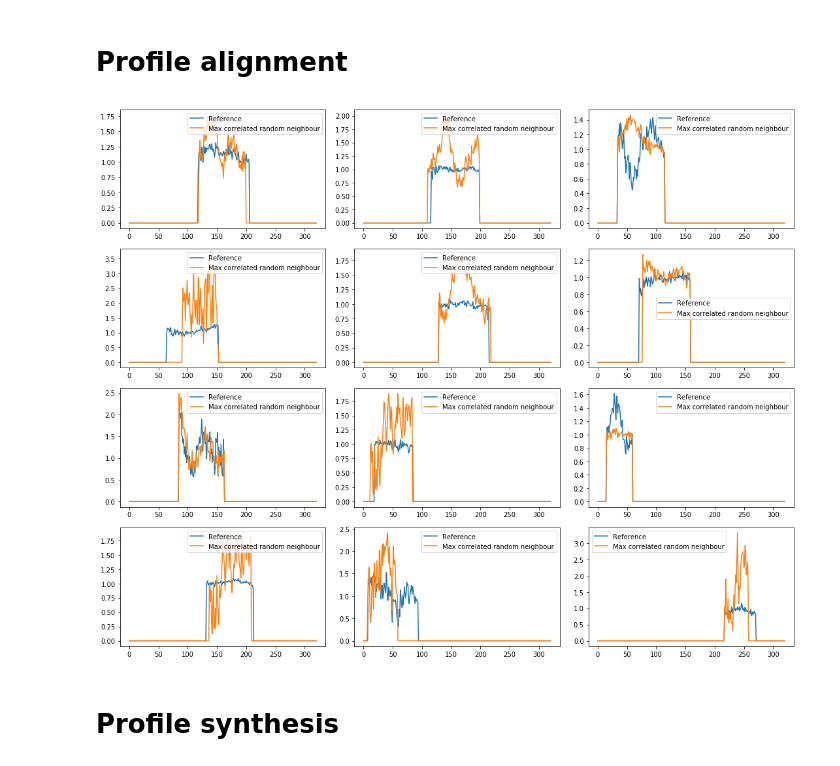
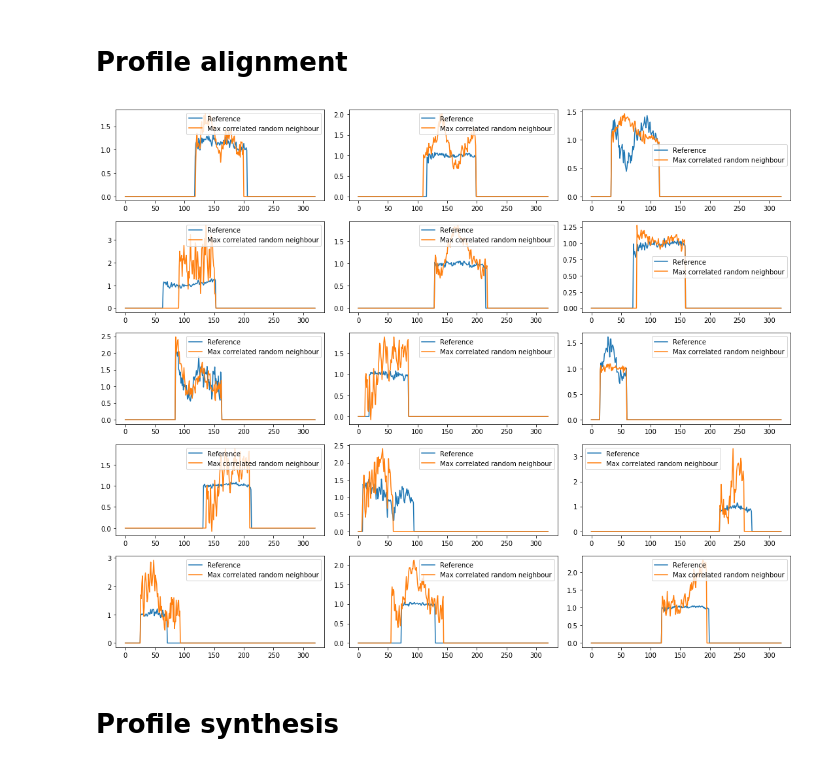
Before and after one commit to gsel9/delta-score, a Jupyter notebook: notebooks/gnlm.ipynb, the cells around one changed output. Saved outputs shown, nothing was run; the diff lists cells and outputs as text; code cells hidden in the pictures.

Commit message:
fixed profile align bug

```diff
--- a/notebooks/gnlm.ipynb
+++ b/notebooks/gnlm.ipynb
@@ -204,6 +209,11 @@ def cross_correlation(i, N_i, M, eps=0.5):
         N_i: Indicies for the neighbours of i.
         M: Graph signals.
         eps: Profile correlation treshold.
+
+    Note:
+        * Using `full` mode potentially causing profiles to be truncated.
+          Since females are born at different times, some profiles may match
+          others that originally started before the female was born.
     """
 
     # NB: Need N_i to contain the actual neighbour indicies.
@@ -231,6 +241,7 @@ def align(M_j, taus):
     M_j_aligned = []
     for m_j, tau in zip(M_j, taus):
 
+        """
         T_j = np.argmax(m_j != 0)
 
         if tau > 0:
@@ -247,35 +258,38 @@ def align(M_j, taus):
         if k < 0:
 
             sliced_m_j = m_j[m_j > 0][abs(k):]
             m_j_shifted[:len(sliced_m_j)] = sliced_m_j
 
         else:
             m_j_shifted[k:sum(m_j > 0) + k] = m_j[m_j > 0]
+        """
+
+        m_j_shifted = shift(m_j, -tau, cval=0)
 
         M_j_aligned.append(m_j_shifted)
 
     return np.array(M_j_aligned)
 
 
 # Find optimal alignment of two random profiles.
 np.random.seed(42)
-_, axes = plt.subplots(ncols=3, nrows=4, figsize=(15, 12))
+_, axes = plt.subplots(ncols=3, nrows=5, figsize=(15, 12))
 for i, axis in enumerate(axes.ravel()):
 
     # Select random neighbours (can also include self in this demonstration).
     N_i = np.asarray(np.random.choice(range(M.shape[0]), size=10, replace=False))
 
     # Find optimal alignment of elegible neighbours.
     tau_i_star, N_i_star, C_i_star = cross_correlation(i=i, N_i=N_i, M=M, eps=0.5)
 
     aligned_neighbours = align(M[N_i_star], tau_i_star)
 
     axis.plot(M[i], label="Reference")
     axis.plot(aligned_neighbours[np.argmax(C_i_star)], label="Max correlated random neighbour")
     axis.legend()
 plt.tight_layout()
 # %% [output]
-[figure, old version]
+[figure, new version]
 # %% [markdown]
 # Profile synthesis
 # %%
```
Also changed, not shown: parts of 3 cells of this notebook.
